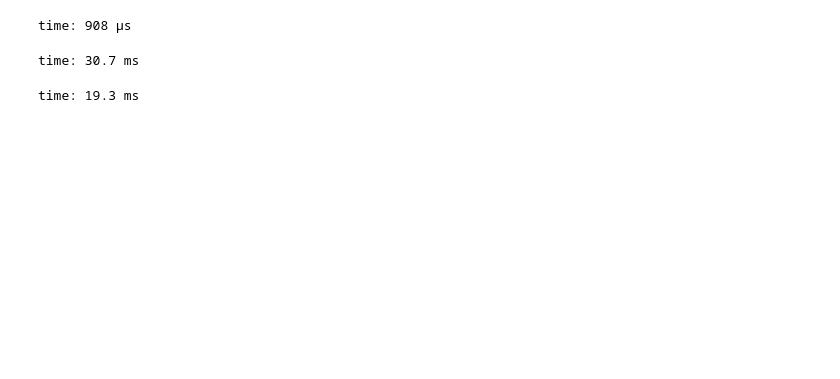
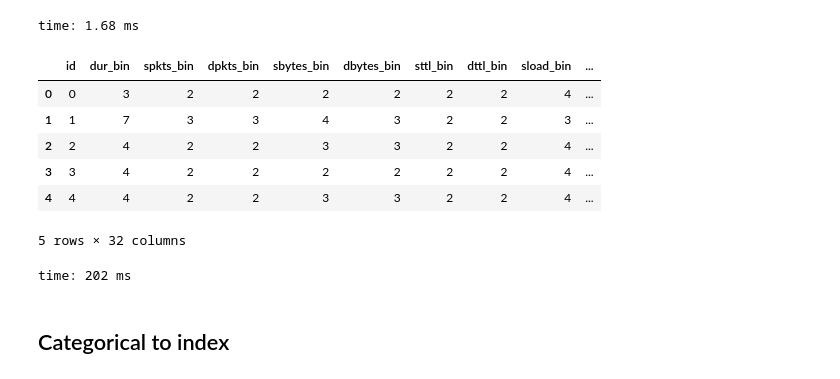
Before and after one commit to drabastomek/GTC, a Jupyter notebook: DC_2019/codes/GTC_DC_2019_Cyber.ipynb, the cells around one changed output. Drawn from its saved outputs; the diff is of its cells as text; code cells hidden in the pictures; blank space fills up the shorter version.

```diff
--- a/DC_2019/codes/GTC_DC_2019_Cyber.ipynb
+++ b/DC_2019/codes/GTC_DC_2019_Cyber.ipynb
@@ -131,30 +138,47 @@ time: 2.55 s
 # %%
-qqq = []
+quantiles = []
 
 for q in quantiles_list:
     if q['index'] not in ['id', 'label']:
         elements = list(q.items())
         quants = sorted(list(set([0.0] + [e[1] for e in elements[1:]])))
-        qqq.append((elements[0][1], quants))
+        quantiles.append((elements[0][1], quants))
 # %% [output]
-time: 908 µs
+time: 1.68 ms
 # %%
-for q in qqq:
-    col_name = q[0]
-    bins = q[1]
+def encode_quantiles(df, quantiles):
+    temp_df = cudf.DataFrame()
 
-    if df[col_name].dtype == 'int64':
-        bins = [int(e) for e in bins]
+    for q in quantiles:
+        col_name = q[0]
+        bins = q[1]
 
-    df[col_name + '_bin'] = df[col_name].digitize(np.array(bins))
+        if df[col_name].dtype == 'int64':
+            bins = [int(e) for e in bins]
+
+        temp_df[col_name + '_bin'] = df[col_name].digitize(np.array(bins))
+    return temp_df
+
+carry_over_cols = ['proto', 'service', 'state', 'attack_cat', 'label']
+df_binned = encode_quantiles(df, quantiles)
+
+for col in carry_over_cols:
+    df_binned[col] = df[col]
+
+df_binned = df_binned.reset_index().rename({'index': 'id'})
+del df
+df_binned.head()
 # %% [output]
+|  | id | dur_bin | spkts_bin | dpkts_bin | sbytes_bin | dbytes_bin | sttl_bin | dttl_bin | sload_bin | ... |
+| 0 | 0 | 3 | 2 | 2 | 2 | 2 | 2 | 2 | 4 | ... |
+| 1 | 1 | 7 | 3 | 3 | 4 | 3 | 2 | 2 | 3 | ... |
+| 2 | 2 | 4 | 2 | 2 | 3 | 3 | 2 | 2 | 4 | ... |
+| 3 | 3 | 4 | 2 | 2 | 2 | 2 | 2 | 2 | 4 | ... |
+| 4 | 4 | 4 | 2 | 2 | 3 | 3 | 2 | 2 | 4 | ... |
-time: 30.7 ms
+5 rows × 32 columns
+time: 202 ms
-# %%
-quantized = [e[0] for e in qqq] + ['attack_cat', 'label']
-df_binned = df[[e for e in list(df.columns) if e not in quantized] + ['label']]
-del df
-# %% [output]
-time: 19.3 ms
+# %% [markdown]
+## Categorical to index
 # %%
 import cuml
 
```
Also changed, not shown: parts of 34 cells of this notebook.
